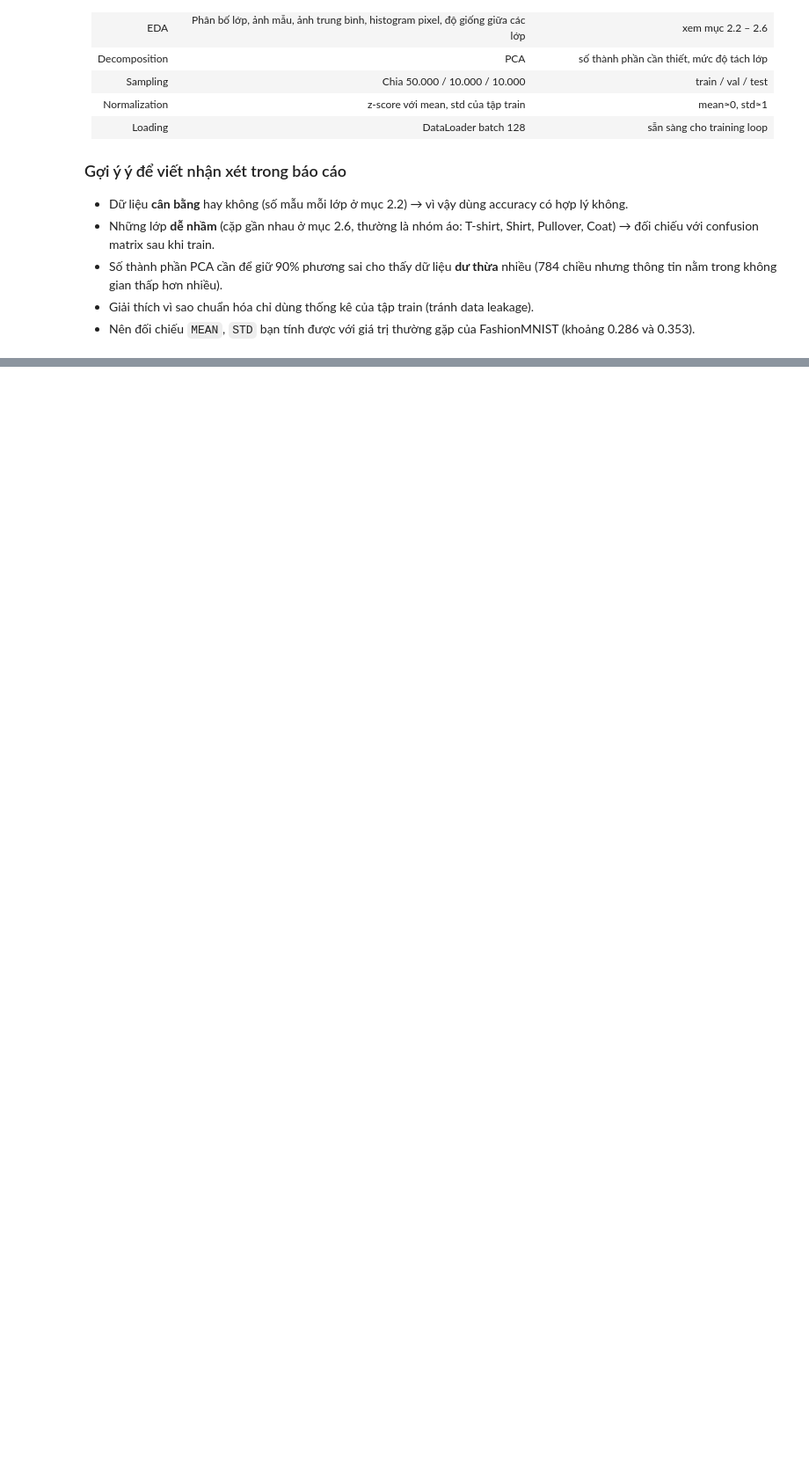
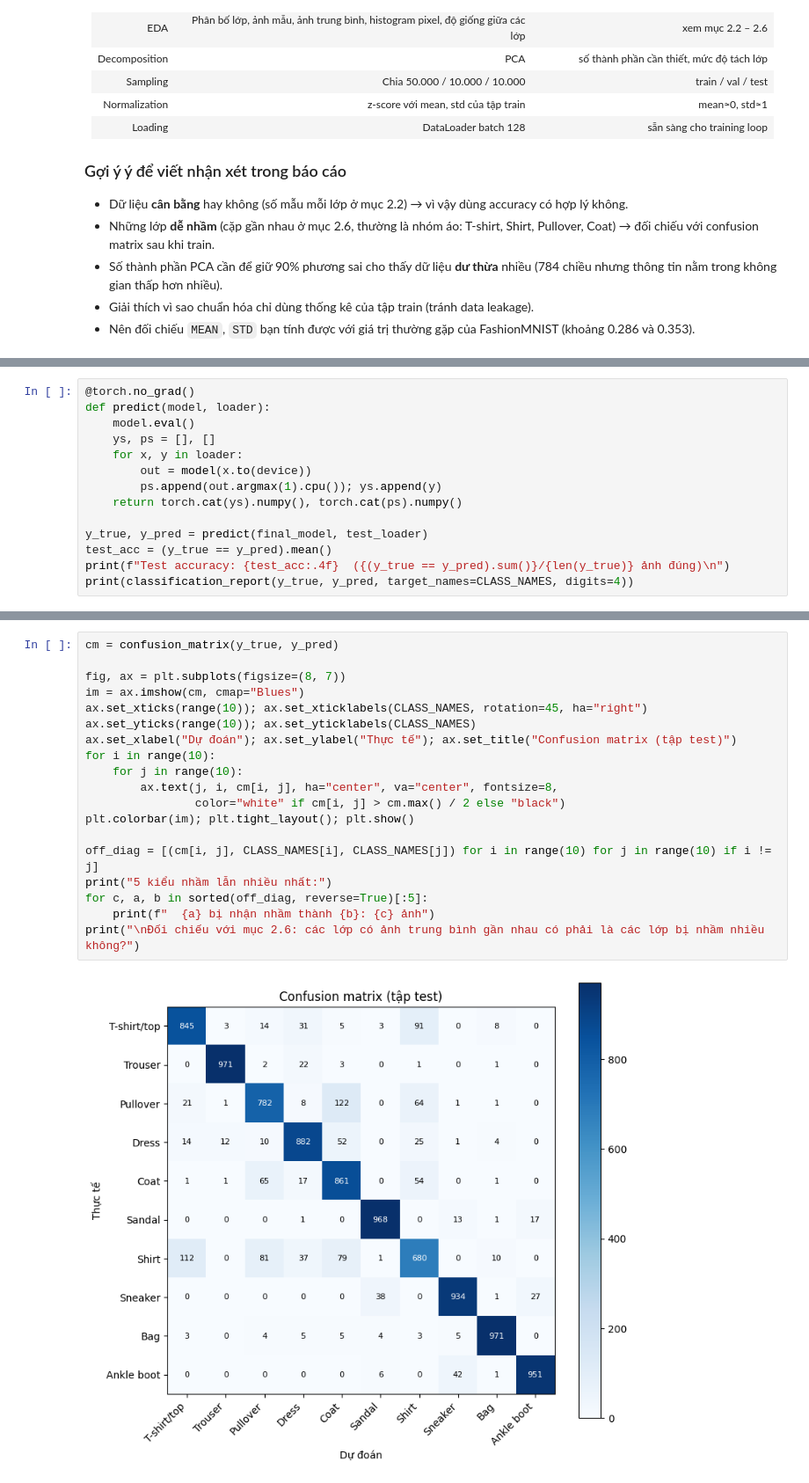
Before and after one commit to vovietduc/lab-, a Jupyter notebook: fashionmnist_lab/notebooks/01_data_analysis_and_experiments.ipynb, the cells around one changed output, grey strips where cells are left out. Shown at 88% size. Drawn from its saved outputs; the diff is of its cells as text; blank space fills up the shorter version.

```diff
--- a/fashionmnist_lab/notebooks/01_data_analysis_and_experiments.ipynb
+++ b/fashionmnist_lab/notebooks/01_data_analysis_and_experiments.ipynb
@@ -487,0 +683,14 @@ for model_name, folder in [("MLP", "mlp"), ("CNN", "cnn")]:
+# %%
+@torch.no_grad()
+def predict(model, loader):
+    model.eval()
+    ys, ps = [], []
+    for x, y in loader:
+        out = model(x.to(device))
+        ps.append(out.argmax(1).cpu()); ys.append(y)
+    return torch.cat(ys).numpy(), torch.cat(ps).numpy()
+
+y_true, y_pred = predict(final_model, test_loader)
+test_acc = (y_true == y_pred).mean()
+print(f"Test accuracy: {test_acc:.4f}  ({(y_true == y_pred).sum()}/{len(y_true)} ảnh đúng)\n")
+print(classification_report(y_true, y_pred, target_names=CLASS_NAMES, digits=4))
@@ -487,0 +718,21 @@ for model_name, folder in [("MLP", "mlp"), ("CNN", "cnn")]:
+# %%
+cm = confusion_matrix(y_true, y_pred)
+
+fig, ax = plt.subplots(figsize=(8, 7))
+im = ax.imshow(cm, cmap="Blues")
+ax.set_xticks(range(10)); ax.set_xticklabels(CLASS_NAMES, rotation=45, ha="right")
+ax.set_yticks(range(10)); ax.set_yticklabels(CLASS_NAMES)
+ax.set_xlabel("Dự đoán"); ax.set_ylabel("Thực tế"); ax.set_title("Confusion matrix (tập test)")
+for i in range(10):
+    for j in range(10):
+        ax.text(j, i, cm[i, j], ha="center", va="center", fontsize=8,
+                color="white" if cm[i, j] > cm.max() / 2 else "black")
+plt.colorbar(im); plt.tight_layout(); plt.show()
+
+off_diag = [(cm[i, j], CLASS_NAMES[i], CLASS_NAMES[j]) for i in range(10) for j in range(10) if i != j]
+print("5 kiểu nhầm lẫn nhiều nhất:")
+for c, a, b in sorted(off_diag, reverse=True)[:5]:
+    print(f"  {a} bị nhận nhầm thành {b}: {c} ảnh")
+print("\nĐối chiếu với mục 2.6: các lớp có ảnh trung bình gần nhau có phải là các lớp bị nhầm nhiều không?")
+# %% [output]
+[figure, added]
```
Also changed, not shown: parts of 44 cells of this notebook, 2 other files.
